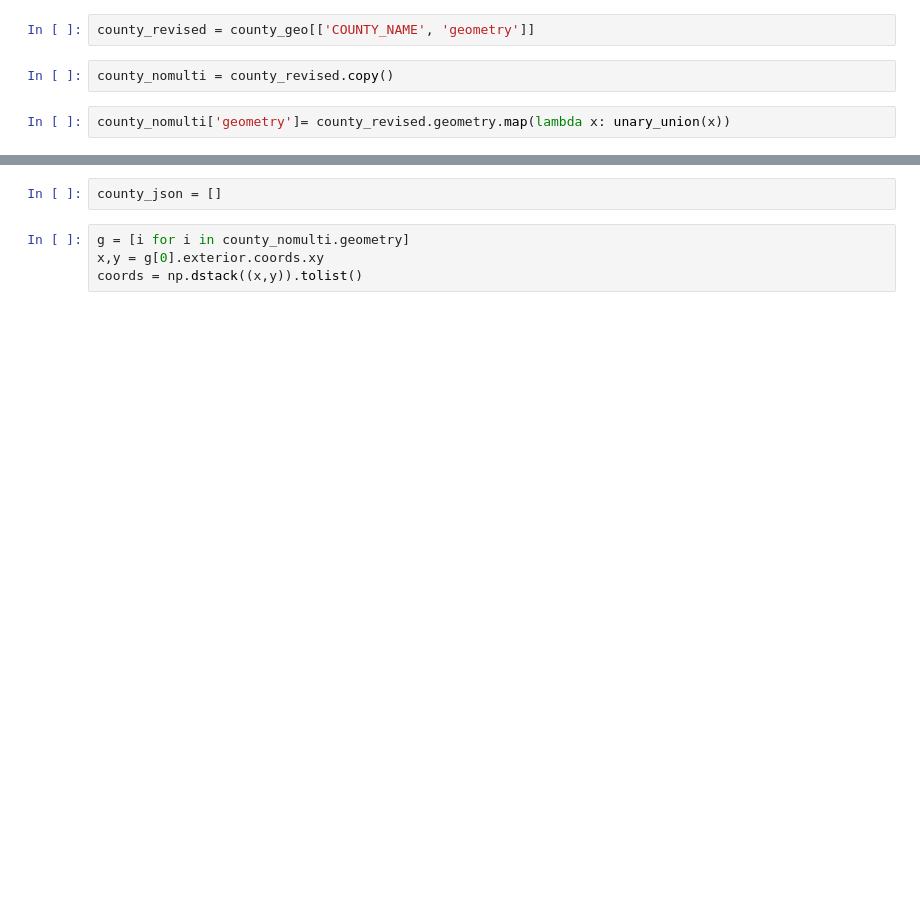
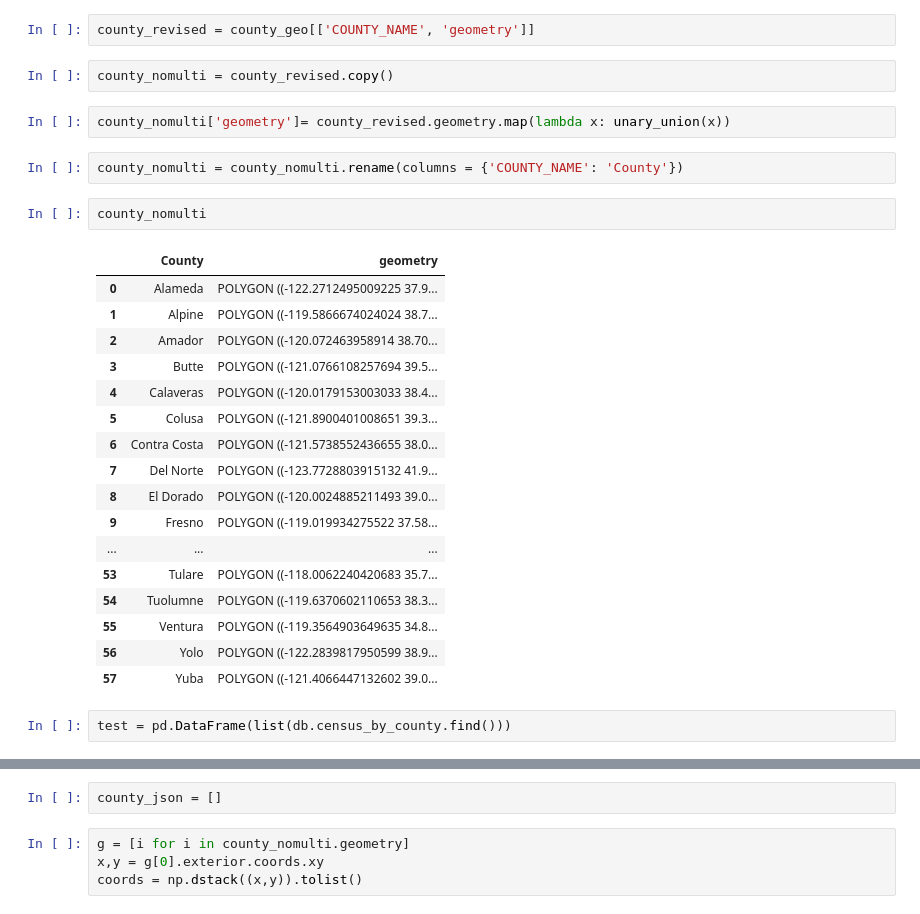
Before and after one commit to Senkichi/ACS, a Jupyter notebook: python/LoadCsvToMongo.ipynb, the cells around one changed output, grey strips where cells are left out. Drawn from its saved outputs; the diff is of its cells as text; blank space fills up the shorter version.

```diff
--- a/python/LoadCsvToMongo.ipynb
+++ b/python/LoadCsvToMongo.ipynb
@@ -97,3 +97,27 @@ county_revised = county_geo[['COUNTY_NAME', 'geometry']]
 county_nomulti = county_revised.copy()
 # %%
 county_nomulti['geometry']= county_revised.geometry.map(lambda x: unary_union(x))
+# %%
+county_nomulti = county_nomulti.rename(columns = {'COUNTY_NAME': 'County'})
+# %%
+county_nomulti
+# %% [output]
+|  | County | geometry |
+| 0 | Alameda | POLYGON ((-122.2712495009225 37.9... |
+| 1 | Alpine | POLYGON ((-119.5866674024024 38.7... |
+| 2 | Amador | POLYGON ((-120.072463958914 38.70... |
+| 3 | Butte | POLYGON ((-121.0766108257694 39.5... |
+| 4 | Calaveras | POLYGON ((-120.0179153003033 38.4... |
+| 5 | Colusa | POLYGON ((-121.8900401008651 39.3... |
+| 6 | Contra Costa | POLYGON ((-121.5738552436655 38.0... |
+| 7 | Del Norte | POLYGON ((-123.7728803915132 41.9... |
+| 8 | El Dorado | POLYGON ((-120.0024885211493 39.0... |
+| 9 | Fresno | POLYGON ((-119.019934275522 37.58... |
+| ... | ... | ... |
+| 53 | Tulare | POLYGON ((-118.0062240420683 35.7... |
+| 54 | Tuolumne | POLYGON ((-119.6370602110653 38.3... |
+| 55 | Ventura | POLYGON ((-119.3564903649635 34.8... |
+| 56 | Yolo | POLYGON ((-122.2839817950599 38.9... |
+| 57 | Yuba | POLYGON ((-121.4066447132602 39.0... |
+# %%
+test = pd.DataFrame(list(db.census_by_county.find()))
```
Also changed, not shown: parts of 9 cells of this notebook, 4 other files.
